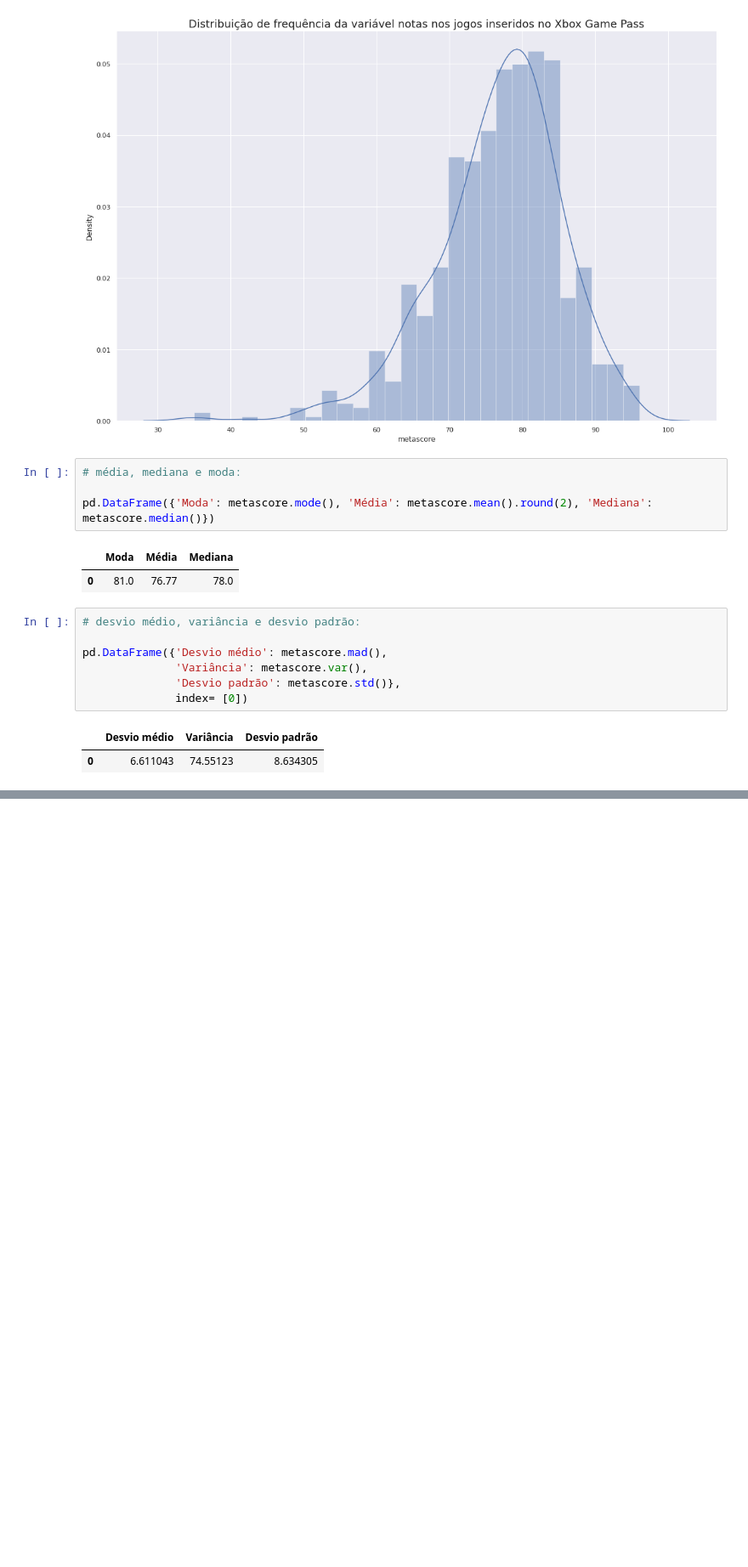
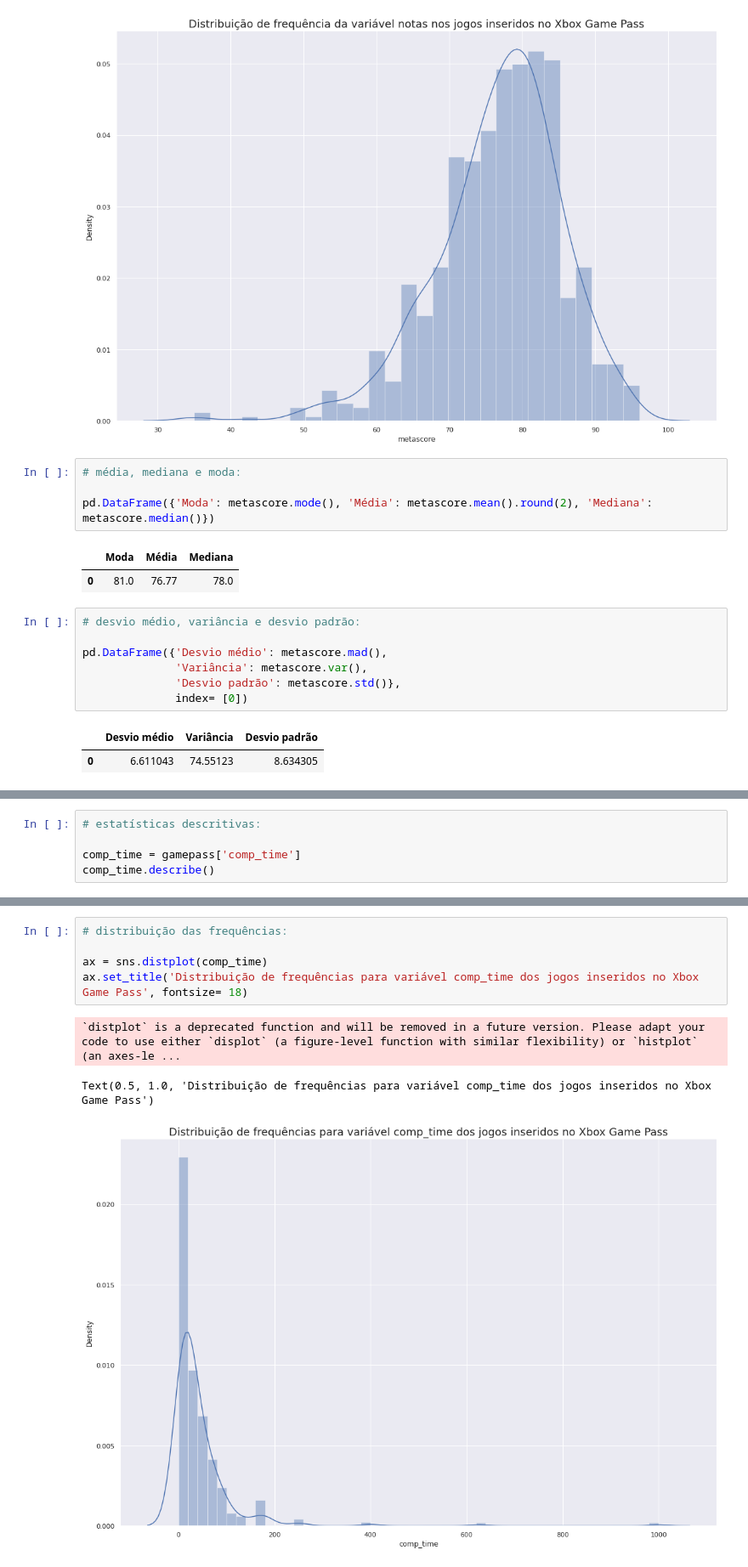
Before and after one commit to DamodaraBarbosa/xbox_game_pass_analisys, a Jupyter notebook: Statistical_Analisys_Xbox_Game_Pass.ipynb, the cells around one changed output, grey strips where cells are left out. Shown at 85% size. Drawn from its saved outputs; the diff is of its cells as text; blank space fills up the shorter version.

```diff
--- a/Statistical_Analisys_Xbox_Game_Pass.ipynb
+++ b/Statistical_Analisys_Xbox_Game_Pass.ipynb
@@ -560,0 +735,5 @@ Name: metascore, dtype: float64
+# %%
+# estatísticas descritivas:
+
+comp_time = gamepass['comp_time']
+comp_time.describe()
@@ -560,0 +770,9 @@ Name: metascore, dtype: float64
+# %%
+# distribuição das frequências:
+
+ax = sns.distplot(comp_time)
+ax.set_title('Distribuição de frequências para variável comp_time dos jogos inseridos no Xbox Game Pass', fontsize= 18)
+# %% [output]
+`distplot` is a deprecated function and will be removed in a future version. Please adapt your code to use either `displot` (a figure-level function with similar flexibility) or `histplot` (an axes-le ...
+Text(0.5, 1.0, 'Distribuição de frequências para variável comp_time dos jogos inseridos no Xbox Game Pass')
+[figure, added]
```
Also changed, not shown: parts of 28 cells of this notebook.
